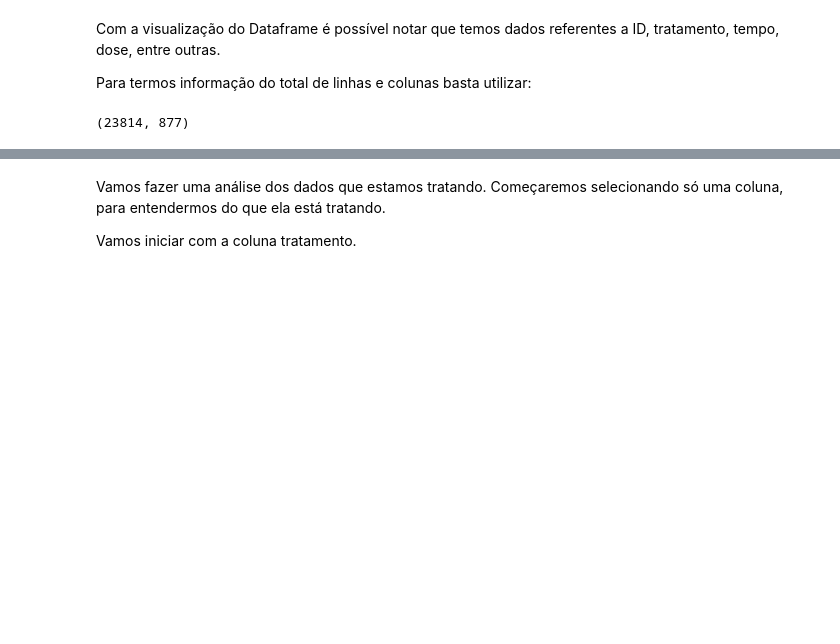
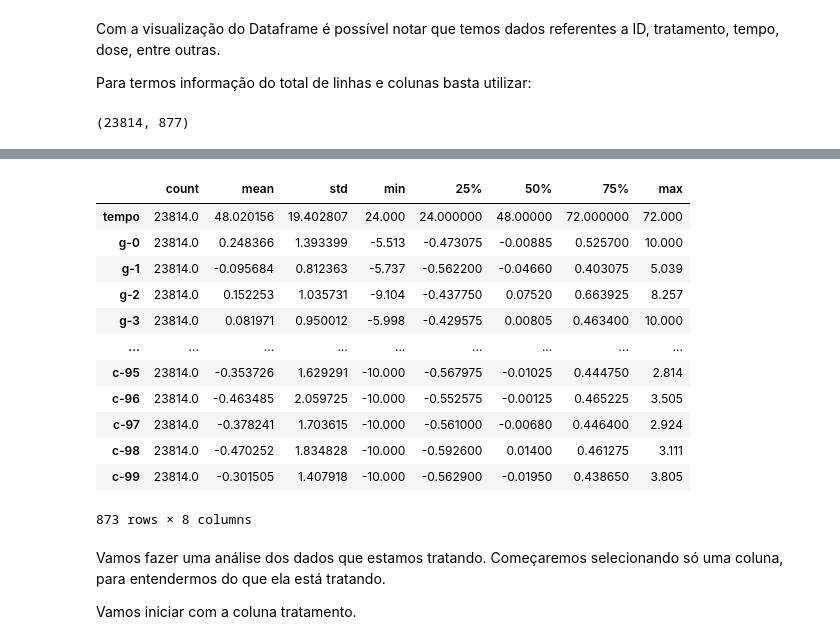
Before and after one commit to Daniel-ASG/3_IMERSAO_DE_DADOS_ALURA, a Jupyter notebook: Aula_01.ipynb, the cells around one changed output, grey strips where cells are left out. Drawn from its saved outputs; the diff is of its cells as text; code cells hidden in the pictures; blank space fills up the shorter version.

```diff
--- a/Aula_01.ipynb
+++ b/Aula_01.ipynb
@@ -45,3 +63,19 @@ dados.shape
+# %%
+dados.describe().T
+# %% [output]
+|  | count | mean | std | min | 25% | 50% | 75% | max |
+| tempo | 23814.0 | 48.020156 | 19.402807 | 24.000 | 24.000000 | 48.00000 | 72.000000 | 72.000 |
+| g-0 | 23814.0 | 0.248366 | 1.393399 | -5.513 | -0.473075 | -0.00885 | 0.525700 | 10.000 |
+| g-1 | 23814.0 | -0.095684 | 0.812363 | -5.737 | -0.562200 | -0.04660 | 0.403075 | 5.039 |
+| g-2 | 23814.0 | 0.152253 | 1.035731 | -9.104 | -0.437750 | 0.07520 | 0.663925 | 8.257 |
+| g-3 | 23814.0 | 0.081971 | 0.950012 | -5.998 | -0.429575 | 0.00805 | 0.463400 | 10.000 |
+| ... | ... | ... | ... | ... | ... | ... | ... | ... |
+| c-95 | 23814.0 | -0.353726 | 1.629291 | -10.000 | -0.567975 | -0.01025 | 0.444750 | 2.814 |
+| c-96 | 23814.0 | -0.463485 | 2.059725 | -10.000 | -0.552575 | -0.00125 | 0.465225 | 3.505 |
+| c-97 | 23814.0 | -0.378241 | 1.703615 | -10.000 | -0.561000 | -0.00680 | 0.446400 | 2.924 |
+| c-98 | 23814.0 | -0.470252 | 1.834828 | -10.000 | -0.592600 | 0.01400 | 0.461275 | 3.111 |
+| c-99 | 23814.0 | -0.301505 | 1.407918 | -10.000 | -0.562900 | -0.01950 | 0.438650 | 3.805 |
+873 rows × 8 columns
 # %% [markdown]
 Vamos fazer uma análise dos dados que estamos tratando. Começaremos selecionando só uma coluna, para entendermos do que ela está tratando.
 
```
Also changed, not shown: parts of 56 cells of this notebook.
